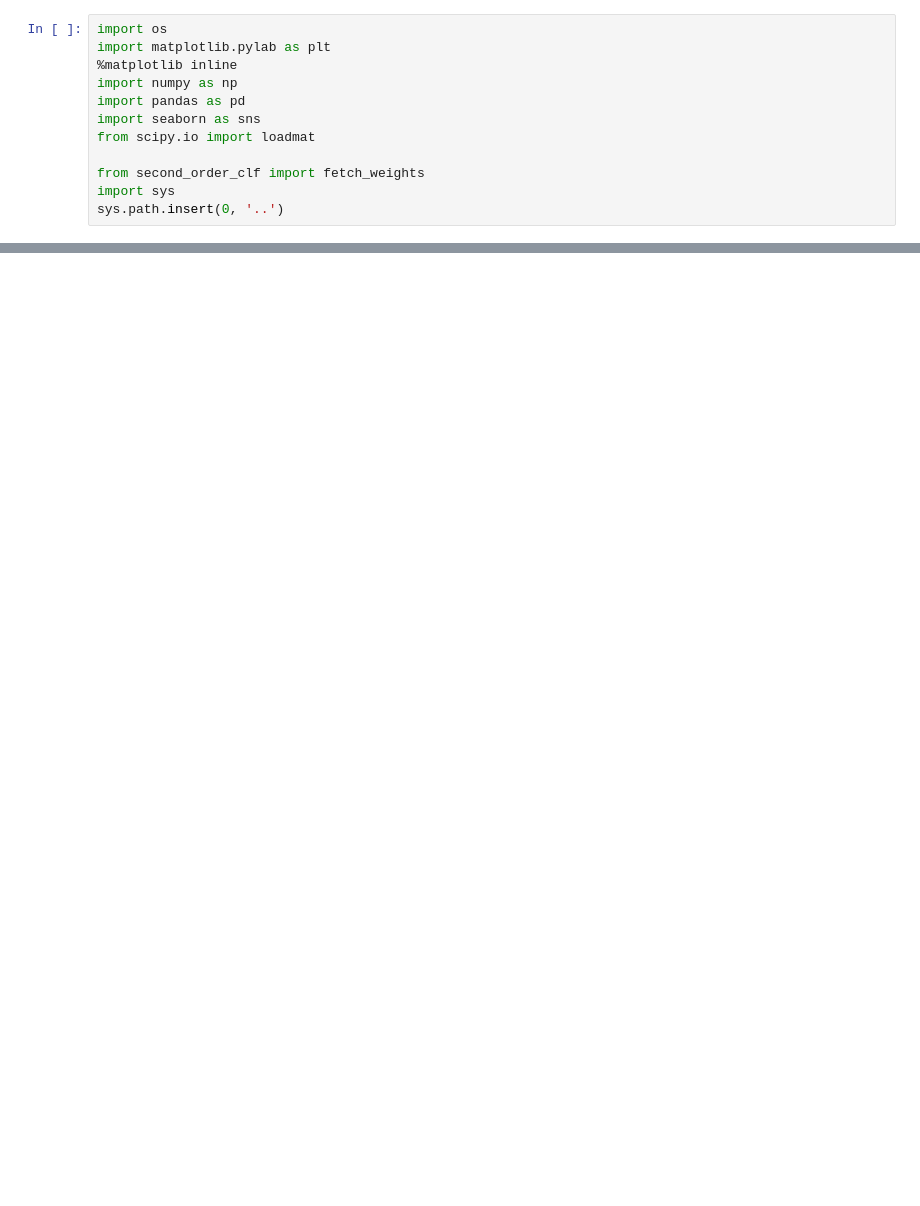
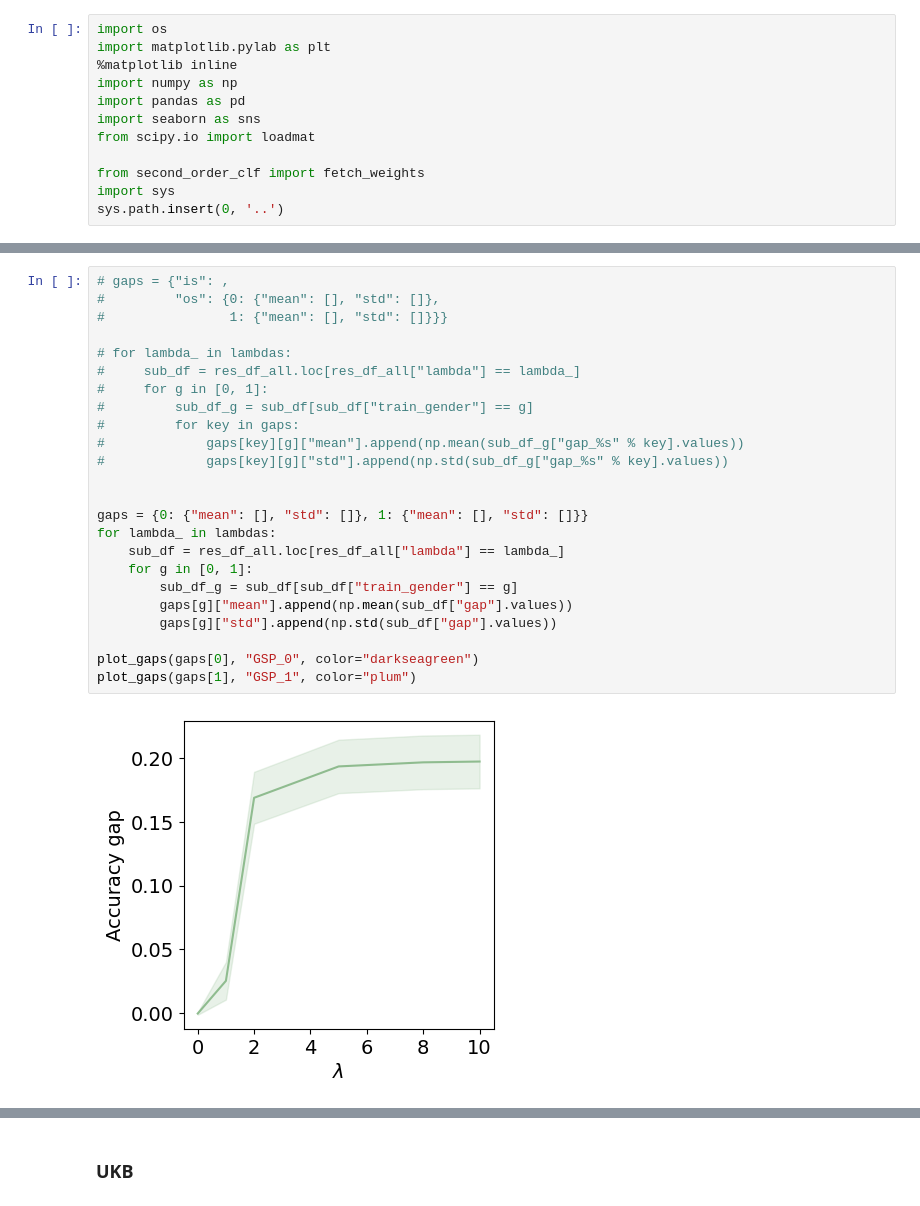
Before and after one commit to shuo-zhou/GSDA-Lateralization, a Jupyter notebook: model_stats/plot.ipynb, the cells around one changed output, grey strips where cells are left out. Saved outputs shown, nothing was run; the diff lists cells and outputs as text; blank space fills up the shorter version.

```diff
--- a/model_stats/plot.ipynb
+++ b/model_stats/plot.ipynb
@@ -306,0 +204,26 @@ plt.show()
+# %%
+# gaps = {"is": ,
+#         "os": {0: {"mean": [], "std": []},
+#                1: {"mean": [], "std": []}}}
+
+# for lambda_ in lambdas:
+#     sub_df = res_df_all.loc[res_df_all["lambda"] == lambda_]
+#     for g in [0, 1]:
+#         sub_df_g = sub_df[sub_df["train_gender"] == g]
+#         for key in gaps:
+#             gaps[key][g]["mean"].append(np.mean(sub_df_g["gap_%s" % key].values))
+#             gaps[key][g]["std"].append(np.std(sub_df_g["gap_%s" % key].values))
+
+
+gaps = {0: {"mean": [], "std": []}, 1: {"mean": [], "std": []}}
+for lambda_ in lambdas:
+    sub_df = res_df_all.loc[res_df_all["lambda"] == lambda_]
+    for g in [0, 1]:
+        sub_df_g = sub_df[sub_df["train_gender"] == g]
+        gaps[g]["mean"].append(np.mean(sub_df["gap"].values))
+        gaps[g]["std"].append(np.std(sub_df["gap"].values))
+
+plot_gaps(gaps[0], "GSP_0", color="darkseagreen")
+plot_gaps(gaps[1], "GSP_1", color="plum")
+# %% [output]
+[figure, added]
@@ -306,0 +231,2 @@ plt.show()
+# %% [markdown]
+### UKB
```
Also changed, not shown: parts of 49 cells of this notebook, 27 other files.
